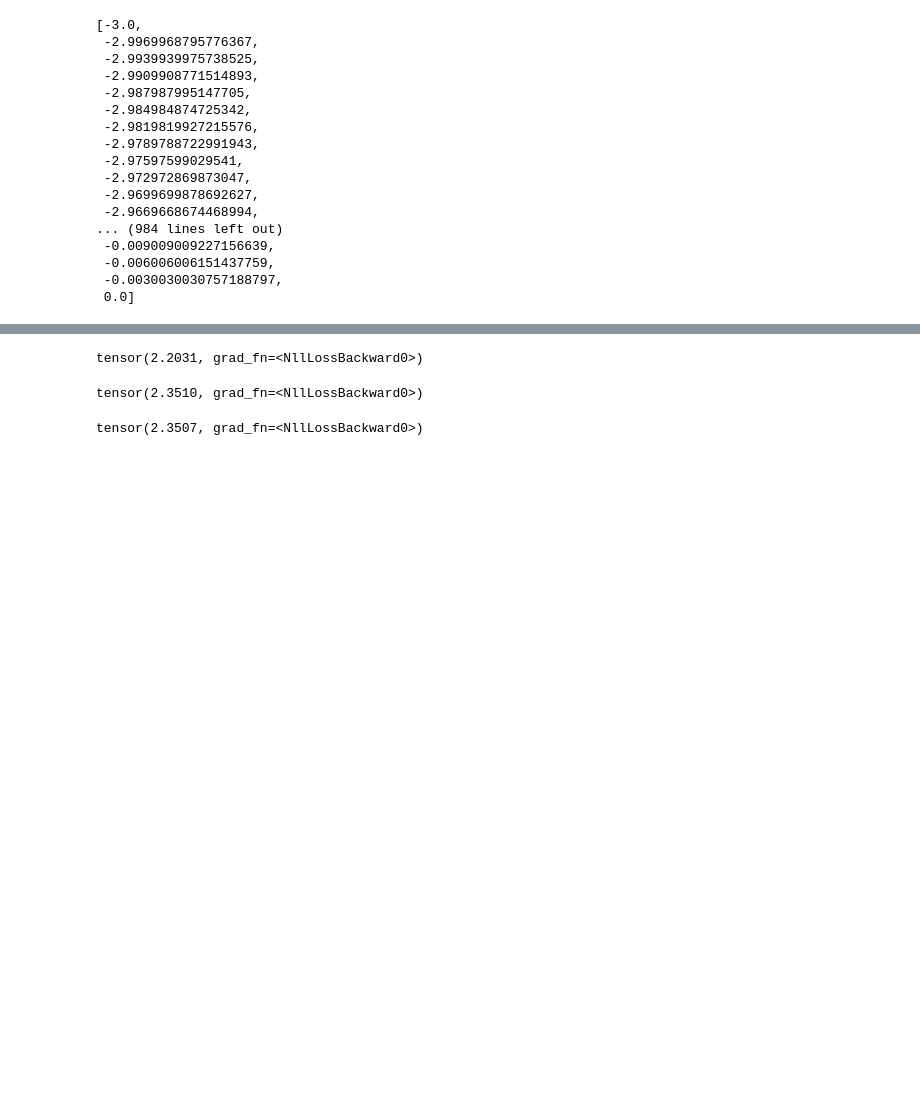
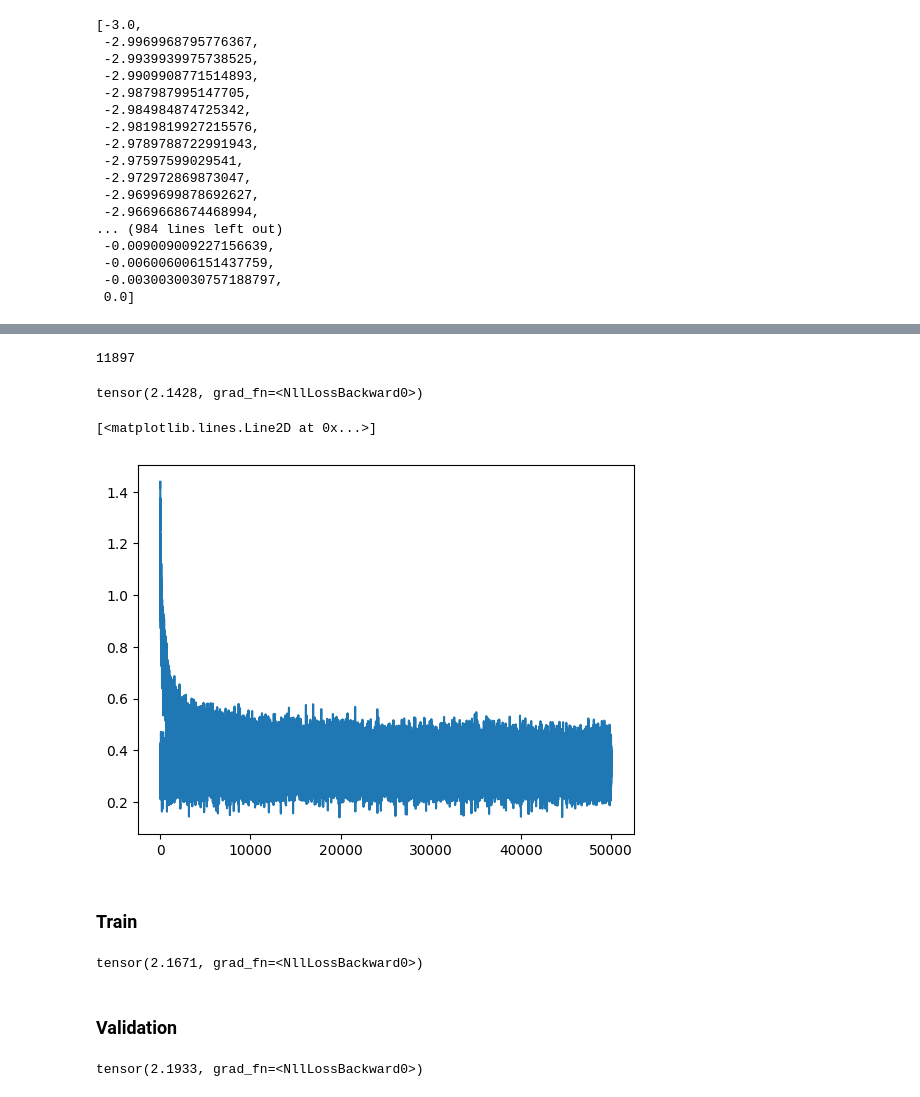
Before and after one commit to 95-percent-ci/makemore_implementation, a Jupyter notebook: notebooks/neural_lang_model.ipynb, the cells around one changed output, grey strips where cells are left out. Saved outputs shown, nothing was run; the diff lists cells and outputs as text; code cells hidden in the pictures; blank space fills up the shorter version.

```diff
--- a/notebooks/neural_lang_model.ipynb
+++ b/notebooks/neural_lang_model.ipynb
@@ -401,17 +399,25 @@ plt.plot(lri, lossi)
 # %%
 g = torch.Generator().manual_seed(2147483647)
 
-C = torch.randn((27, 2), generator=g, requires_grad=True)
+C = torch.randn((27, 10), generator=g, requires_grad=True)
 
-W1 = torch.randn((6, 100), generator=g, requires_grad=True)
-b1 = torch.randn(100, generator=g, requires_grad=True)
+W1 = torch.randn((30, 200), generator=g, requires_grad=True)
+b1 = torch.randn(200, generator=g, requires_grad=True)
 
-W2 = torch.randn((100, 27), generator=g, requires_grad=True)
+W2 = torch.randn((200, 27), generator=g, requires_grad=True)
 b2 = torch.randn(27, generator=g, requires_grad=True)
 
 parameters = [C, W1, b1, W2, b2]
+# %%
+sum(p.nelement() for p in parameters)
+# %% [output]
+11897
+# %%
+lri = []
+lossi = []
+stepi = []
 # %%
-for i in range(10000):
+for i in range(50000):
 
     # Adding MiniBatch Gradient Descent
     ix = torch.randint(0, Xtr.shape[0], (32,))
@@ -419,7 +425,7 @@ for i in range(10000):
     # Forward Pass
     emb = C[Xtr[ix]]
 
-    h = torch.tanh(emb.view(emb.shape[0], 6) @ W1 + b1)
+    h = torch.tanh(emb.view(emb.shape[0],30) @ W1 + b1)
 
     logits = h @ W2 + b2
 
@@ -438,17 +444,27 @@ for i in range(10000):
     ## Update
 
     ## Trying to find optimal learning rate
-    lr = 0.01
+    lr = 0.005
     for p in parameters:
         p.data += -lr * p.grad
 
+    stepi.append(i)
+    lossi.append(loss.log10().item())
+
 print(loss)
 # %% [output]
-tensor(2.2031, grad_fn=<NllLossBackward0>)
+tensor(2.1428, grad_fn=<NllLossBackward0>)
+# %%
+plt.plot(stepi, lossi)
+# %% [output]
+[<matplotlib.lines.Line2D at 0x...>]
+[figure, added]
+# %% [markdown]
+### Train
 # %%
 emb = C[Xtr]
 
-h = torch.tanh(emb.view(emb.shape[0], 6) @ W1 + b1)
+h = torch.tanh(emb.view(emb.shape[0], 30) @ W1 + b1)
 
 logits = h @ W2 + b2
 
@@ -456,11 +472,13 @@ loss = F.cross_entropy(logits, Ytr)
 
 loss
 # %% [output]
-tensor(2.3510, grad_fn=<NllLossBackward0>)
+tensor(2.1671, grad_fn=<NllLossBackward0>)
+# %% [markdown]
+### Validation
 # %%
 emb = C[Xdev]
 
-h = torch.tanh(emb.view(emb.shape[0], 6) @ W1 + b1)
+h = torch.tanh(emb.view(emb.shape[0], 30) @ W1 + b1)
 
 logits = h @ W2 + b2
 
@@ -468,7 +486,7 @@ loss = F.cross_entropy(logits, Ydev)
 
 loss
 # %% [output]
-tensor(2.3507, grad_fn=<NllLossBackward0>)
+tensor(2.1933, grad_fn=<NllLossBackward0>)
 # %%
 ## Training Split, Validation Split, Test Split
 # 80%, 10%, 10%
```
Also changed, not shown: parts of 15 cells of this notebook.
